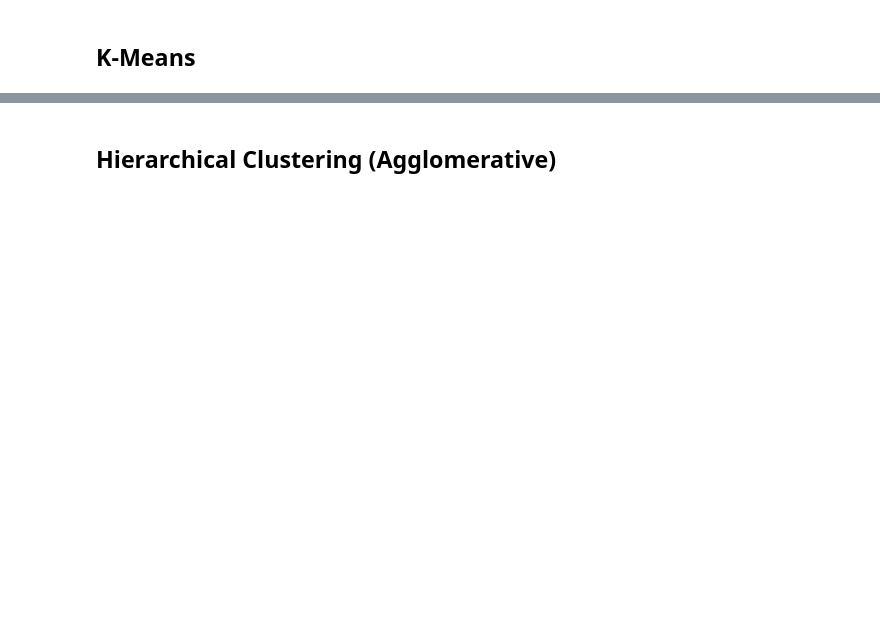
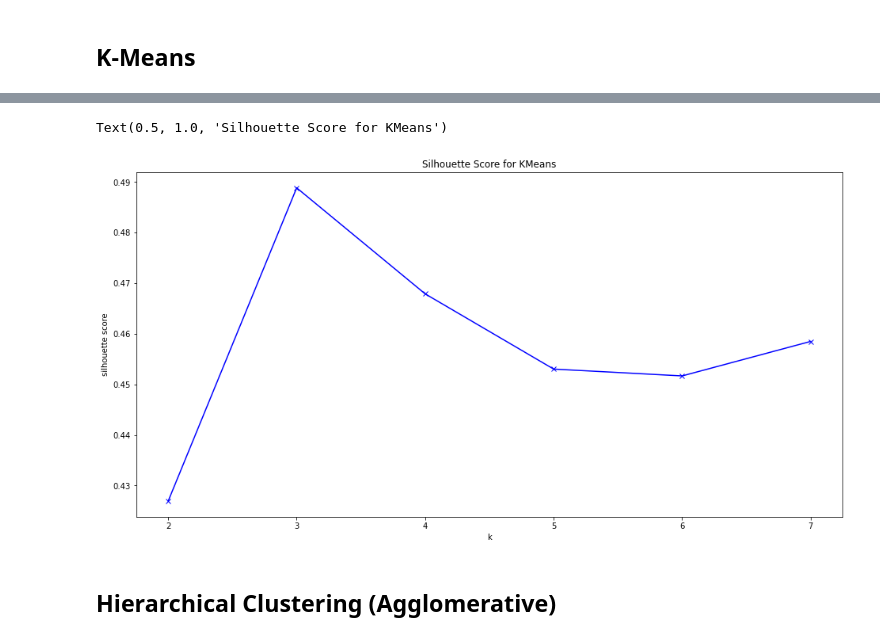
Before and after one commit to filipamiralopes/data-pt-ber-08-20, a Jupyter notebook: Labs/module-3_labs/03_unsupervised-learning/01_lab-unsupervised-learning/unsupervised-learning-class-advanced.ipynb, the cells around one changed output, grey strips where cells are left out. Drawn from its saved outputs; the diff is of its cells as text; code cells hidden in the pictures; blank space fills up the shorter version.

```diff
--- a/Labs/module-3_labs/03_unsupervised-learning/01_lab-unsupervised-learning/unsupervised-learning-class-advanced.ipynb
+++ b/Labs/module-3_labs/03_unsupervised-learning/01_lab-unsupervised-learning/unsupervised-learning-class-advanced.ipynb
@@ -14,11 +14,11 @@ age = [20, 22, 24, 24, 25, 28, 29, 34, 36, 38, 39, 41, 42, 44, 56, 57, 61, 62, 6
 hours = [12, 10, 11.2, 12.3, 12.4, 13.5, 14, 8, 7, 6, 7.2, 5.6, 6.7, 6.2, 5, 4.2, 3, 2, 1]
 df = pd.DataFrame(zip(age, hours), columns = ['age', 'hours'])
 df.head()
+# %%
+from sklearn.cluster import AgglomerativeClustering
+
+model = AgglomerativeClustering(n_clusters = None, distance_threshold = 1)
 # %%
-from sklearn.cluster import AgglomerativeClustering
-
-model = AgglomerativeClustering(n_clusters=3)
-
 # fit model and predict clusters
 df['clusters'] = model.fit_predict(df)
 # create scatter plot for samples from each cluster
@@ -78,18 +106,21 @@ plt.show()
 # %%
 K = range(2, 8)
 silhouette_kmeans = []
 
 for k in K:
     model = KMeans(n_clusters=k)
     model.fit(X)
     silhouette_kmeans.append(silhouette_score(X, model.fit_predict(X)))
 
 plt.figure(figsize=(16,8))
 plt.plot(K, silhouette_kmeans, 'bx-')
 plt.xlabel('k')
-plt.ylabel('inertia')
+plt.ylabel('silhouette score')
 plt.xticks(np.arange(min(K), max(K)+1, 1.0))
 plt.title('Silhouette Score for KMeans')
+# %% [output]
+Text(0.5, 1.0, 'Silhouette Score for KMeans')
+[figure, added]
 # %% [markdown]
 ## Hierarchical Clustering (Agglomerative)
 # %%
```
Also changed, not shown: parts of 13 cells of this notebook, 2 other files.
